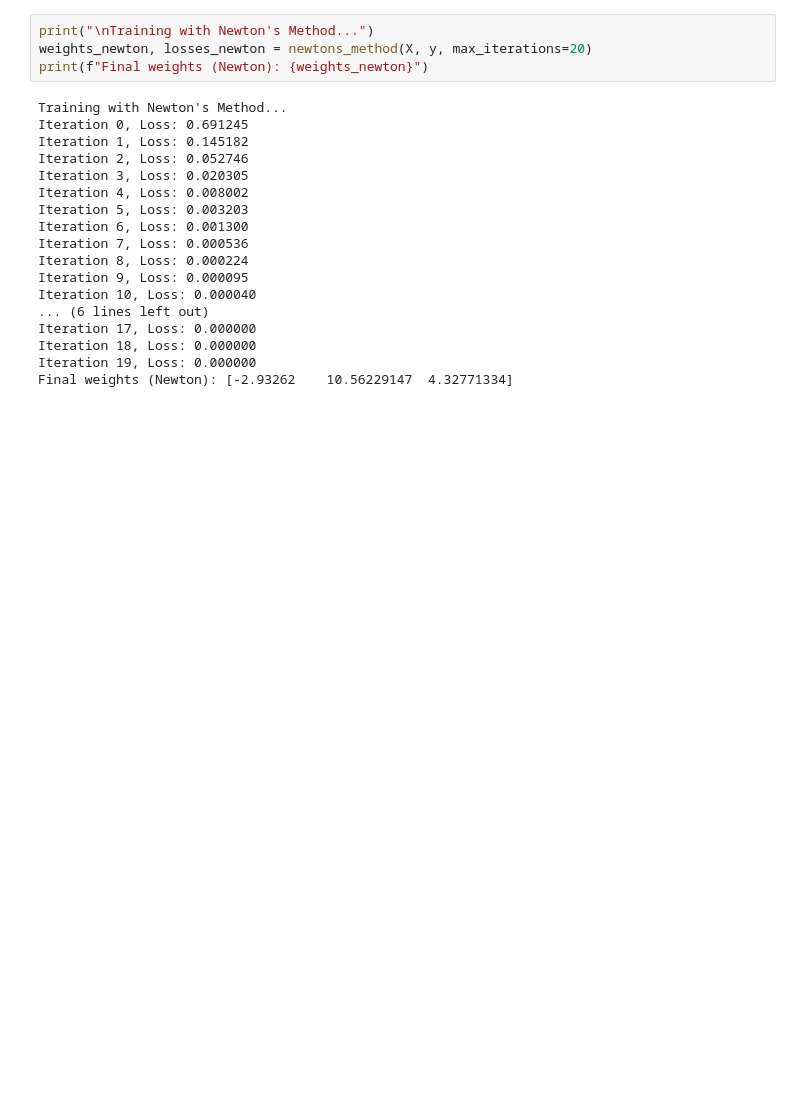
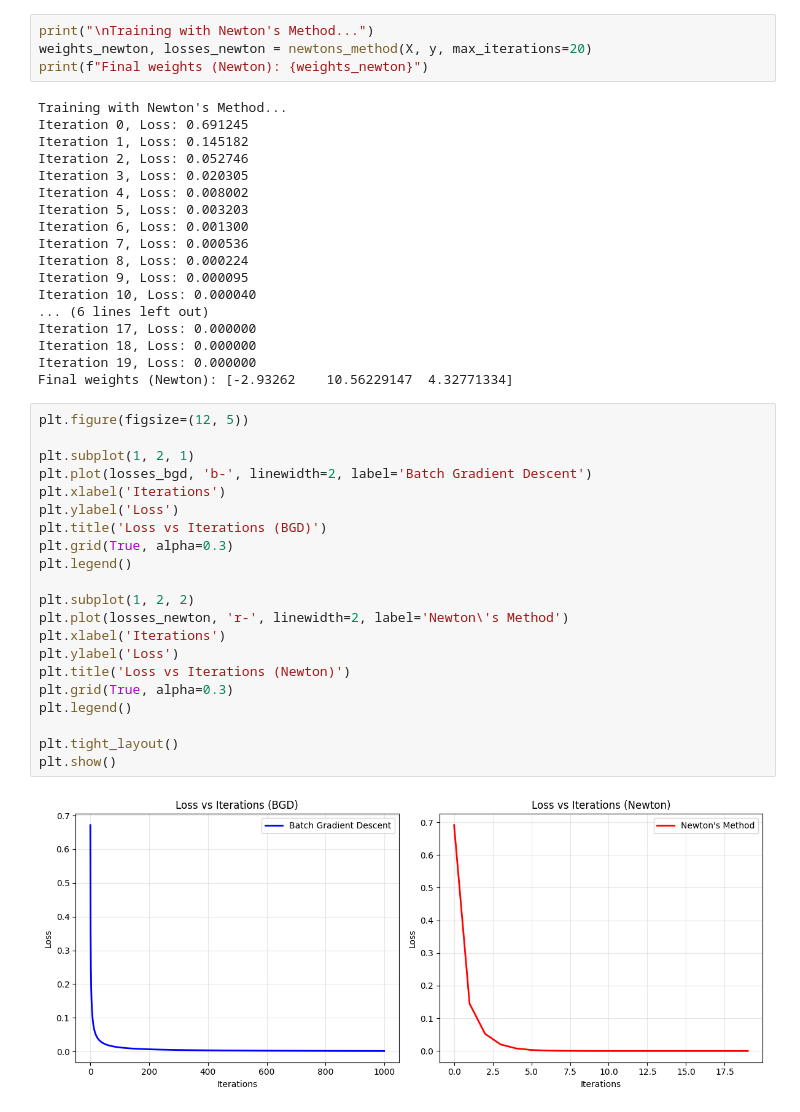
Before and after one commit to samitha278/Pattern-Recognition, a Jupyter notebook: Assignment_2.ipynb, the cells around one changed output. Drawn from its saved outputs; the diff is of its cells as text; blank space fills up the shorter version.

```diff
--- a/Assignment_2.ipynb
+++ b/Assignment_2.ipynb
@@ -344,3 +344,26 @@ Iteration 17, Loss: 0.000000
 Iteration 18, Loss: 0.000000
 Iteration 19, Loss: 0.000000
 Final weights (Newton): [-2.93262    10.56229147  4.32771334]
+# %%
+plt.figure(figsize=(12, 5))
+
+plt.subplot(1, 2, 1)
+plt.plot(losses_bgd, 'b-', linewidth=2, label='Batch Gradient Descent')
+plt.xlabel('Iterations')
+plt.ylabel('Loss')
+plt.title('Loss vs Iterations (BGD)')
+plt.grid(True, alpha=0.3)
+plt.legend()
+
+plt.subplot(1, 2, 2)
+plt.plot(losses_newton, 'r-', linewidth=2, label='Newton\'s Method')
+plt.xlabel('Iterations')
+plt.ylabel('Loss')
+plt.title('Loss vs Iterations (Newton)')
+plt.grid(True, alpha=0.3)
+plt.legend()
+
+plt.tight_layout()
+plt.show()
+# %% [output]
+[figure, added]
```
Also changed, not shown: parts of 2 cells of this notebook.
